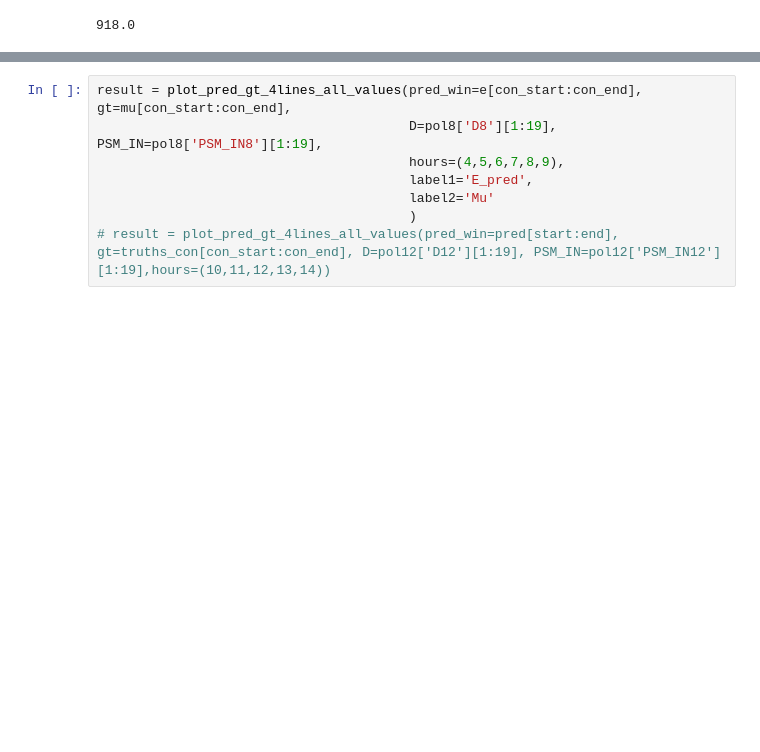
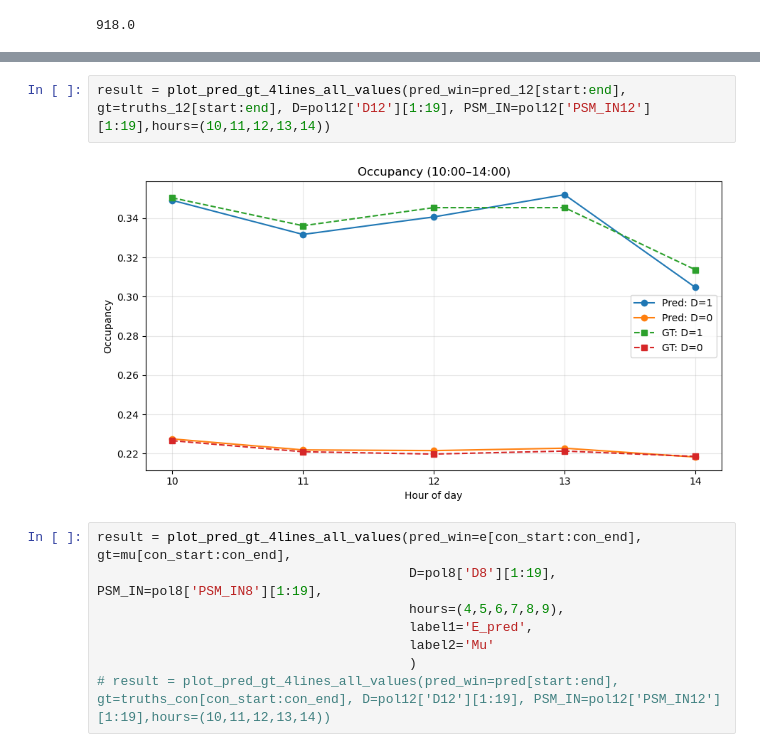
Before and after one commit to ZJU-Andy-Lau/STDM, a Jupyter notebook: counterfact/results_compare.ipynb, the cells around one changed output, grey strips where cells are left out. Drawn from its saved outputs; the diff is of its cells as text; blank space fills up the shorter version.

```diff
--- a/counterfact/results_compare.ipynb
+++ b/counterfact/results_compare.ipynb
@@ -220,3 +235,7 @@ result = plot_pred_gt_4lines_all_values(pred_win=pred[start:end], gt=truths[star
+# %%
+result = plot_pred_gt_4lines_all_values(pred_win=pred_12[start:end], gt=truths_12[start:end], D=pol12['D12'][1:19], PSM_IN=pol12['PSM_IN12'][1:19],hours=(10,11,12,13,14))
+# %% [output]
+[figure, added]
 # %%
 result = plot_pred_gt_4lines_all_values(pred_win=e[con_start:con_end], gt=mu[con_start:con_end],
                                         D=pol8['D8'][1:19], PSM_IN=pol8['PSM_IN8'][1:19],
```
Also changed, not shown: parts of 7 cells of this notebook, 6 other files.
